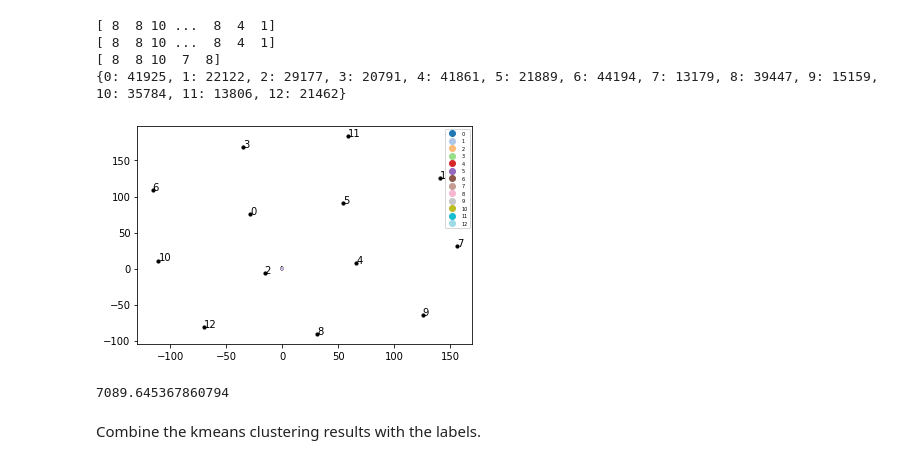
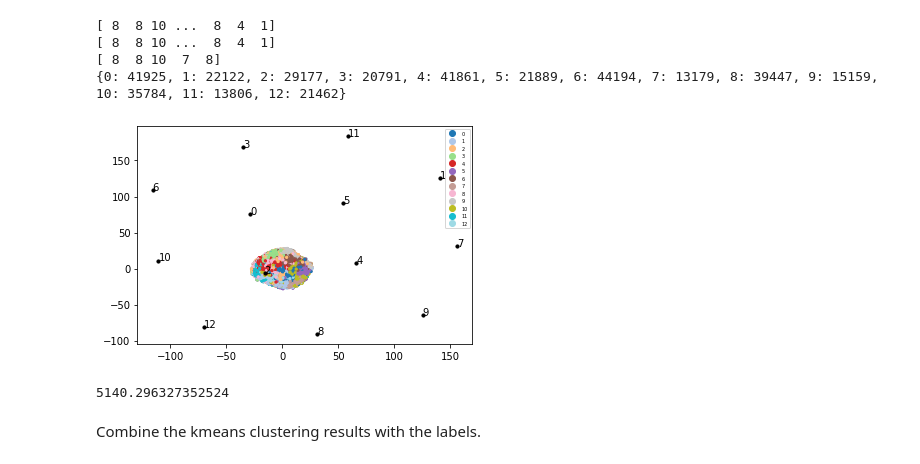
Before and after one commit to zabesy/SOTClustering, a Jupyter notebook: ThesisClustering.ipynb, the cells around one changed output. Saved outputs shown, nothing was run; the diff lists cells and outputs as text; code cells hidden in the pictures.

Commit message:
Scatter plot only 250000 out of 360000 points

```diff
--- a/ThesisClustering.ipynb
+++ b/ThesisClustering.ipynb
@@ -238,28 +238,28 @@ print(label_dict)
 # %%
 #Trying the scatter plot:
 start = time.time()
 model = TSNE(n_components=2, random_state=0)
 np.set_printoptions(suppress=True)
 
 unique_labels_list = list(set(labels))
-Y=model.fit_transform(features[:100000])
+Y=model.fit_transform(features[:250000])
 CENTER=model.fit_transform(centroids)
 
-scatter = plt.scatter(Y[:, 0], Y[:, 1], c=labels[:100000], s=5, cmap='tab20')
+scatter = plt.scatter(Y[:, 0], Y[:, 1], c=labels[:250000], s=5, cmap='tab20')
 plt.legend(handles=scatter.legend_elements()[0], labels=unique_labels_list, prop={"size":5})
 
 plt.scatter(CENTER[:,0], CENTER[:,1], c='black', s=10)
 
 for j in range(len(centroids)):
     plt.annotate(unique_labels_list[j], xy=(CENTER[j][0], CENTER[j][1]), xytext=(0,0), textcoords='offset points')
 
 plt.show()
 
 end = time.time()
 print(end - start)
 # %% [output]
-[figure, old version]
+[figure, new version]
-7089.645367860794
+5140.296327352524
 # %% [markdown]
 Combine the kmeans clustering results with the labels.
 # %% [markdown]
```
Also changed, not shown: parts of 1 cell of this notebook.
